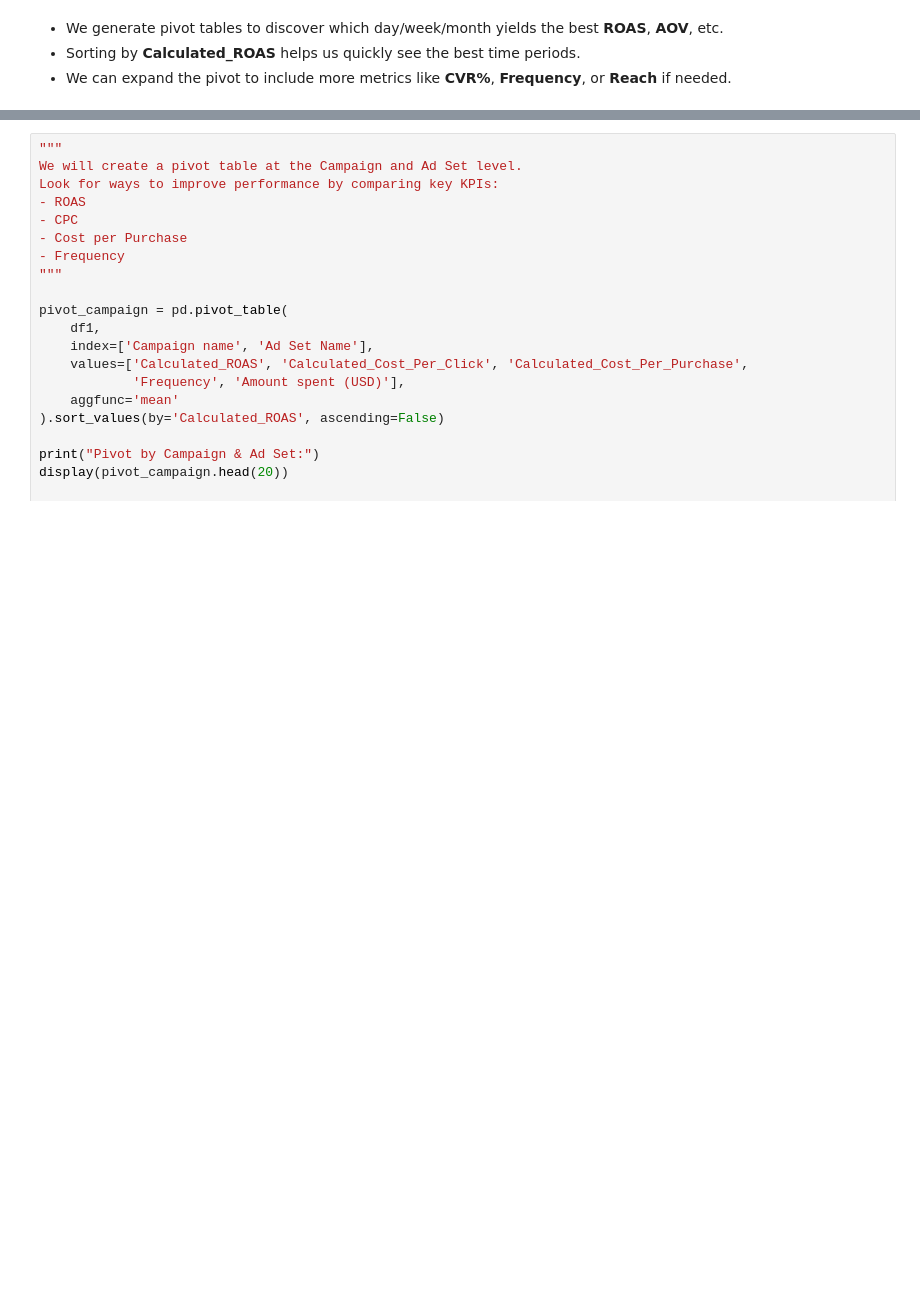
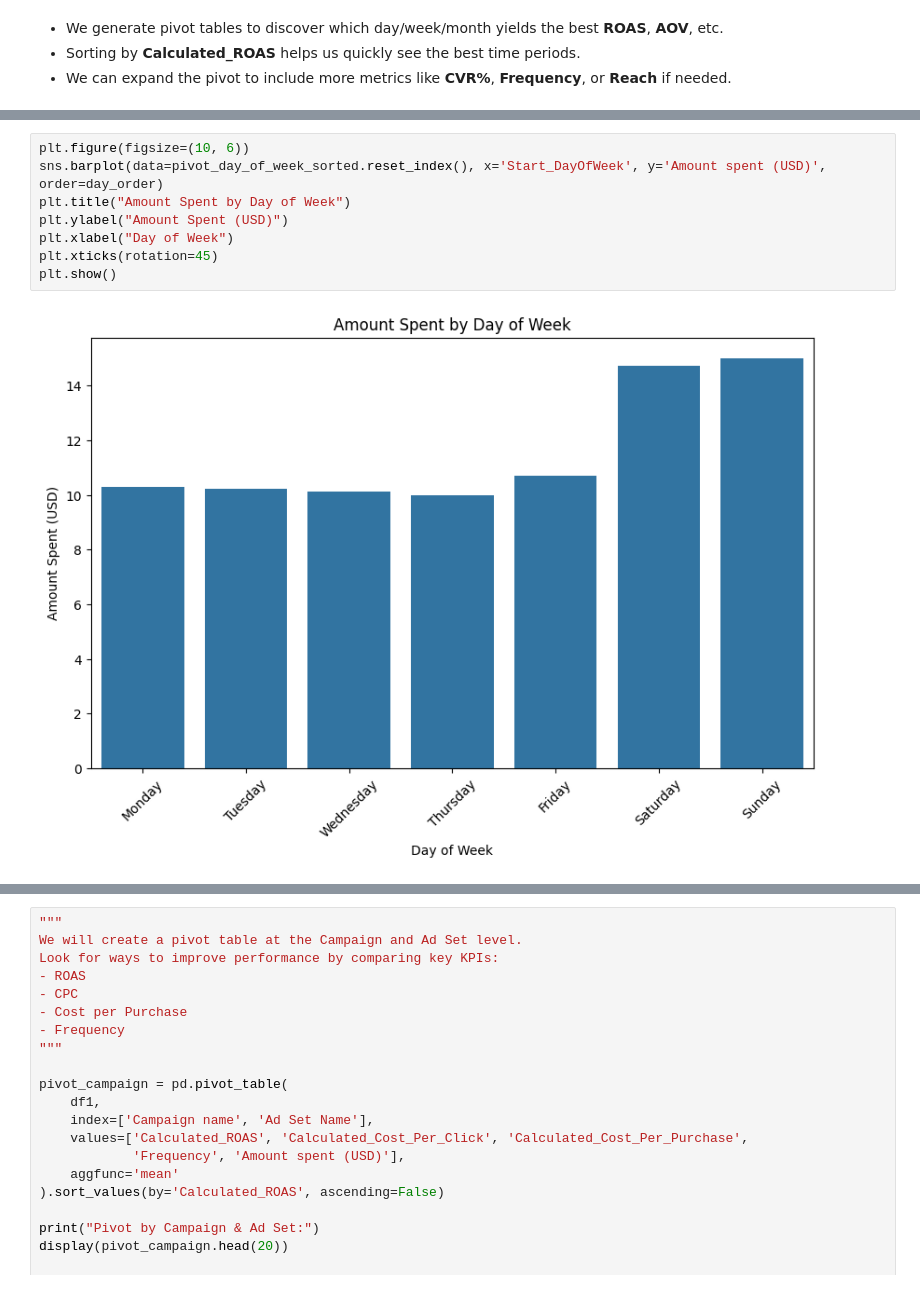
Before and after one commit to ShovalBenjer/ShovalBenjer, a Jupyter notebook: Marketing_Social_Analysis.ipynb, the cells around one changed output, grey strips where cells are left out. Cells and saved outputs as stored; diff of their text form; blank space fills up the shorter version.

```diff
--- a/Marketing_Social_Analysis.ipynb
+++ b/Marketing_Social_Analysis.ipynb
@@ -268,0 +297,10 @@ plt.gca().spines[['top', 'right',]].set_visible(False)
+# %%
+plt.figure(figsize=(10, 6))
+sns.barplot(data=pivot_day_of_week_sorted.reset_index(), x='Start_DayOfWeek', y='Amount spent (USD)', order=day_order)
+plt.title("Amount Spent by Day of Week")
+plt.ylabel("Amount Spent (USD)")
+plt.xlabel("Day of Week")
+plt.xticks(rotation=45)
+plt.show()
+# %% [output]
+[figure, added]
```
Also changed, not shown: parts of 5 cells of this notebook.
